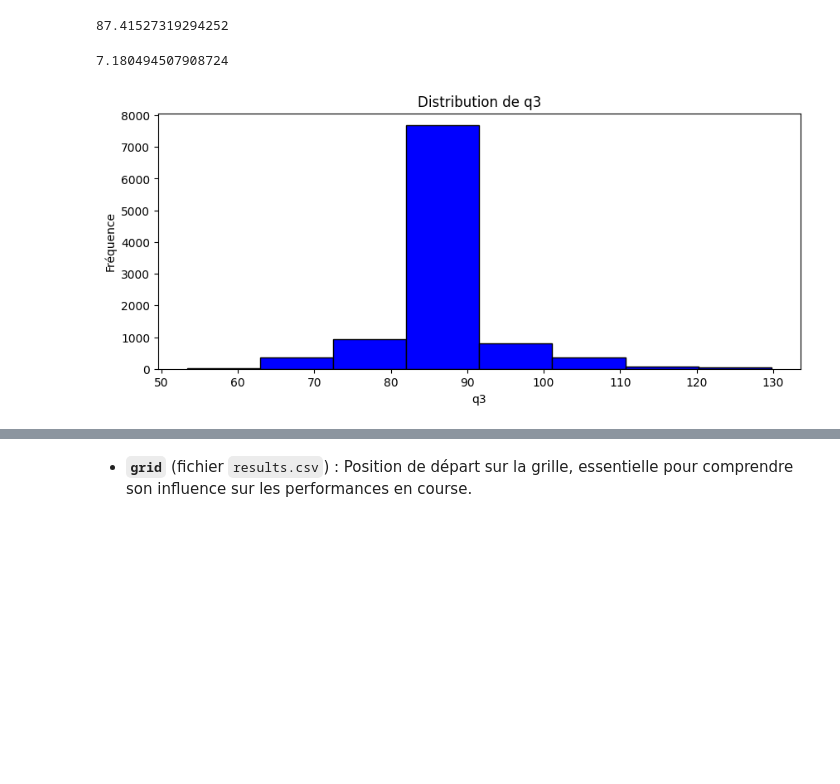
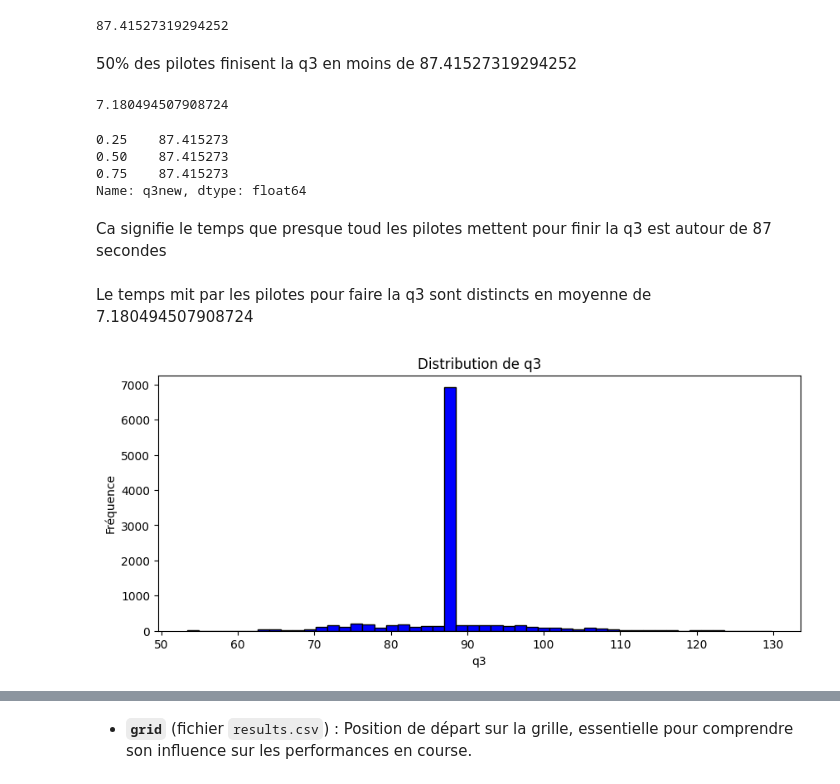
Before and after one commit to Math-ieu/Projet-PACTE-4A, a Jupyter notebook: f1-pacte.ipynb, the cells around one changed output, grey strips where cells are left out. Drawn from its saved outputs; the diff is of its cells as text; code cells hidden in the pictures; blank space fills up the shorter version.

```diff
--- a/f1-pacte.ipynb
+++ b/f1-pacte.ipynb
@@ -262,17 +264,30 @@ median_q3 = qualifying['q3new'].median()
 print(median_q3)
 # %% [output]
 87.41527319294252
+# %% [markdown]
+50% des pilotes finisent la q3 en moins de 87.41527319294252
 # %%
 ecart_type_q3 = qualifying['q3new'].std()
 print(ecart_type_q3)
 # %% [output]
 7.180494507908724
+# %%
+qualifying['q3new'].quantile([0.25, 0.5, 0.75])
+# %% [output]
+0.25    87.415273
+0.50    87.415273
+0.75    87.415273
+Name: q3new, dtype: float64
+# %% [markdown]
+Ca signifie le temps que presque toud les pilotes mettent pour finir la q3 est autour de 87 secondes
+# %% [markdown]
+Le temps mit par les pilotes pour faire la q3 sont distincts en moyenne de 7.180494507908724
 # %%
 plt.figure(figsize=(10, 4))
-plt.hist(qualifying['q3new'], bins=8, color='blue', edgecolor = 'black')
+plt.hist(qualifying['q3new'], bins=50, color='blue', edgecolor = 'black')
 plt.title('Distribution de q3')
 plt.xlabel('q3')
 plt.ylabel('Fréquence')
 plt.show()
 # %% [output]
-[figure, old version]
+[figure, new version]
```
Also changed, not shown: parts of 6 cells of this notebook.
